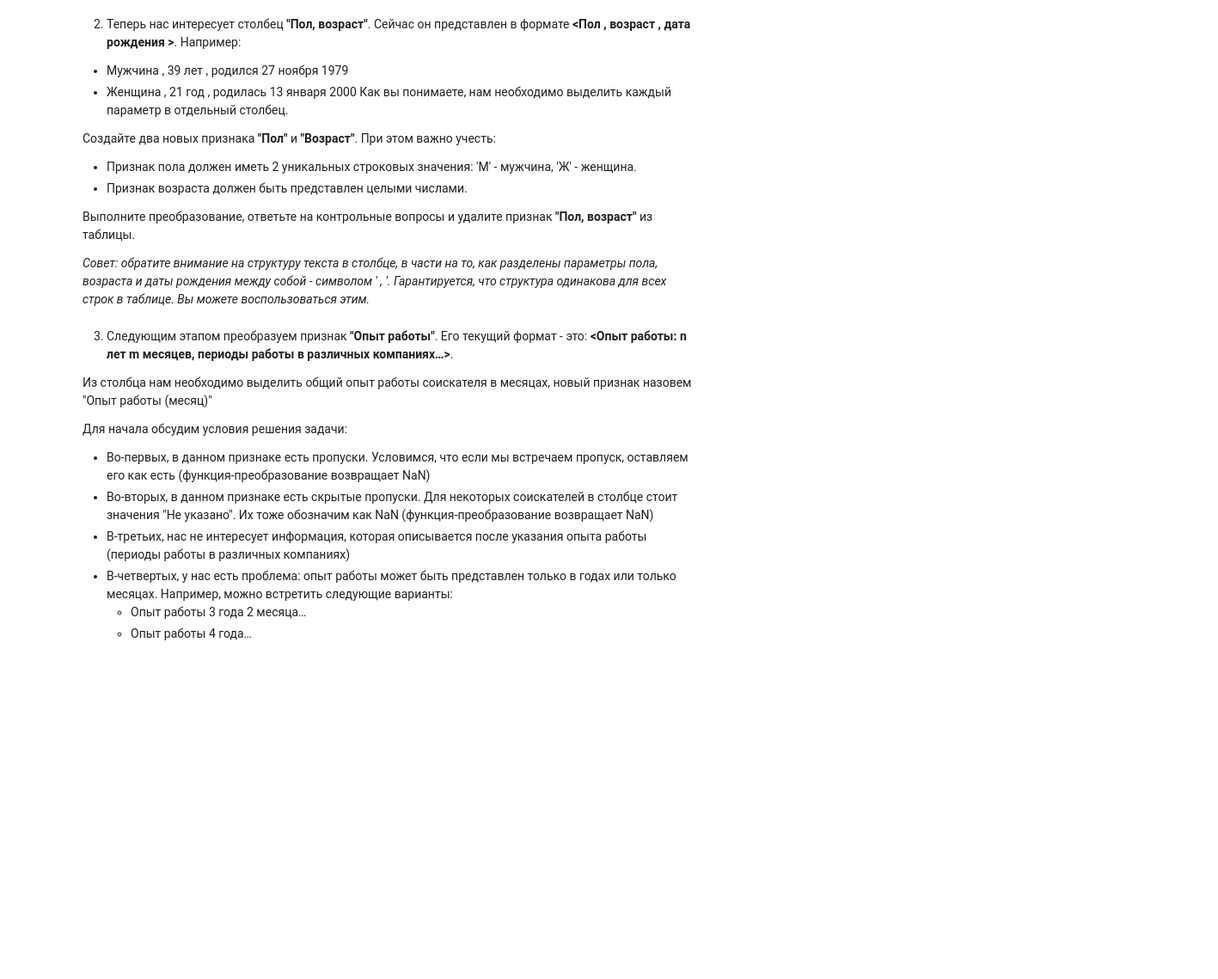
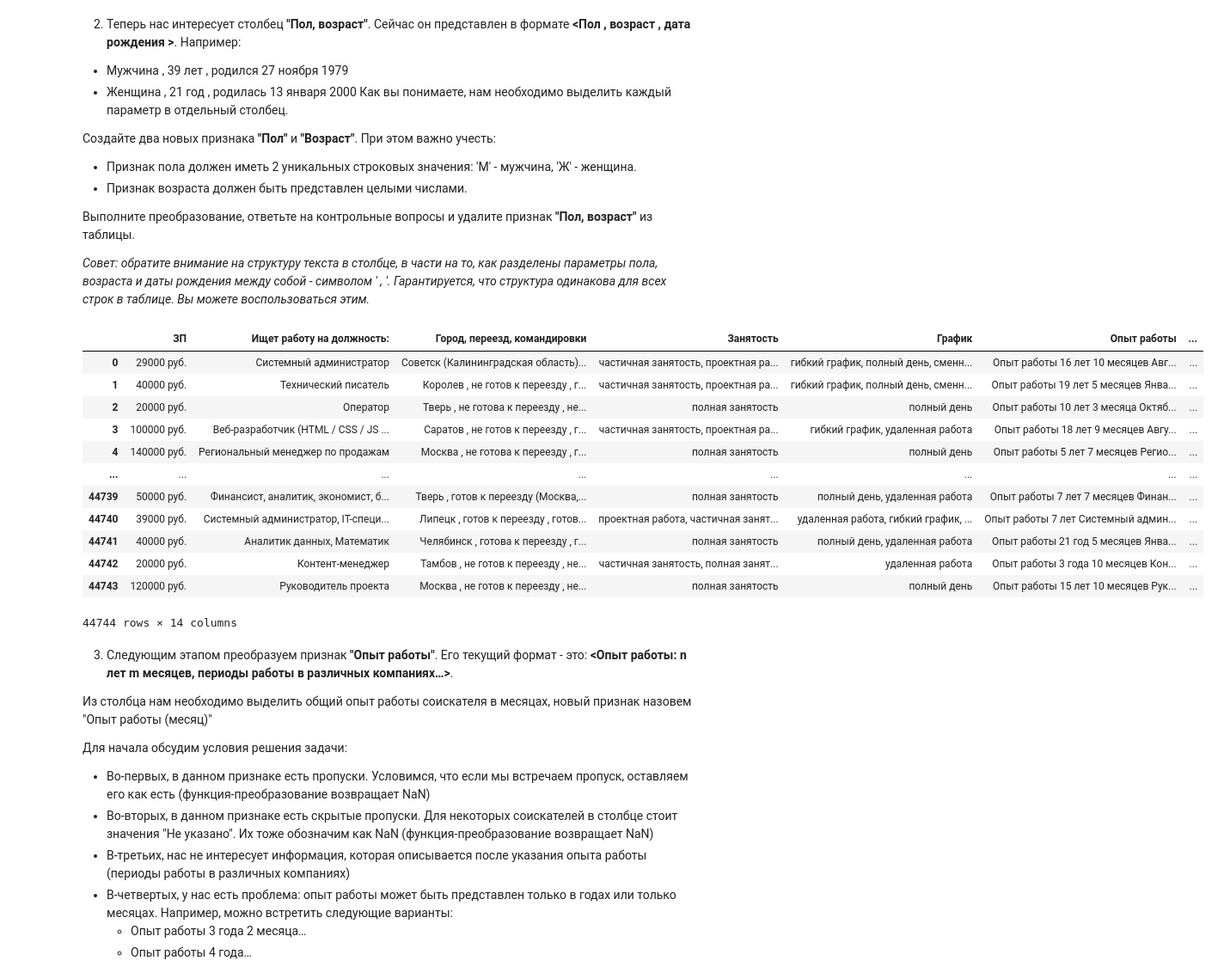
Before and after one commit to AbiNazim/Study_DataScience, a Jupyter notebook: Project_hh/Project-1._Ноутбук-шаблон.ipynb, the cells around one changed output. Shown at 86% size. Saved outputs shown, nothing was run; the diff lists cells and outputs as text; code cells hidden in the pictures; blank space fills up the shorter version.

```diff
--- a/Project_hh/Project-1._Ноутбук-шаблон.ipynb
+++ b/Project_hh/Project-1._Ноутбук-шаблон.ipynb
@@ -78,4 +78,19 @@ hh_data.describe()
 
 *Совет: проверяйте полученные категории, например, с помощью метода unique()*
 # %%
-#ваш код здесь
+# Функция для извлечения уровня образования
+def get_education(arg):
+    arg = ' '.join(arg.split(' ')[:3]) # Проверяем первые три слова на наличие какие именно образование
+    if 'Высшее' in arg:
+        return 'высшее'
+    elif 'Среднее специальное' in arg:
+        return 'среднее специальное'
+    elif 'Среднее образование' in arg:
+        return 'среднее'
+    elif 'Неоконченное высшее' in arg:
+        return 'неоконченное высшее'
+
+# Применяем функцию к столбцу и создаем новый признак «Образование»
+hh_data['Образование'] = hh_data['Образование и ВУЗ'].apply(get_education)
+hh_data.drop(['Образование и ВУЗ'], axis=1)
+#  hh_data['Образование'].value_counts()  # считаем кол-во разного вида образования.
@@ -94,7 +123,38 @@ hh_data.describe()
 *Совет: обратите внимание на структуру текста в столбце, в части на то, как разделены параметры пола, возраста и даты рождения между собой - символом ' , '.
 Гарантируется, что структура одинакова для всех строк в таблице. Вы можете воспользоваться этим.*
 # %%
-#ваш код здесь
+def get_sex(arg):
+    if 'Мужчина' in arg:
+        return 'М'
+    elif 'Женщина' in arg:
+        return 'Ж'
+
+def get_age(arg):
+    age_str = ['год', 'года', 'лет']
+    age_split = arg.split(' ')
+    for index, item in enumerate(age_split):
+        if item in age_str:
+            return int(age_split[index - 1])
+
+hh_data['Пол'] = hh_data['Пол, возраст'].apply(get_sex)
+hh_data['Возраст'] = hh_data['Пол, возраст'].apply(get_age)
+hh_data.drop('Пол, возраст', axis=1)
+# round(hh_data['Пол'].value_counts(normalize=True) * 100, 2)  # считаем сколько % составляет М и Ж и округляем до сотых
+# round(hh_data['Возраст'].mean(), 2)  # считаем средний возраст соискателей и округляем до десятых
+# %% [output]
+|  | ЗП | Ищет работу на должность: | Город, переезд, командировки | Занятость | График | Опыт работы | ... |
+| 0 | 29000 руб. | Системный администратор | Советск (Калининградская область)... | частичная занятость, проектная ра... | гибкий график, полный день, сменн... | Опыт работы 16 лет 10 месяцев Авг... | ... |
+| 1 | 40000 руб. | Технический писатель | Королев , не готов к переезду , г... | частичная занятость, проектная ра... | гибкий график, полный день, сменн... | Опыт работы 19 лет 5 месяцев Янва... | ... |
+| 2 | 20000 руб. | Оператор | Тверь , не готова к переезду , не... | полная занятость | полный день | Опыт работы 10 лет 3 месяца Октяб... | ... |
+| 3 | 100000 руб. | Веб-разработчик (HTML / CSS / JS ... | Саратов , не готов к переезду , г... | частичная занятость, проектная ра... | гибкий график, удаленная работа | Опыт работы 18 лет 9 месяцев Авгу... | ... |
+| 4 | 140000 руб. | Региональный менеджер по продажам | Москва , не готова к переезду , г... | полная занятость | полный день | Опыт работы 5 лет 7 месяцев Регио... | ... |
+| ... | ... | ... | ... | ... | ... | ... | ... |
+| 44739 | 50000 руб. | Финансист, аналитик, экономист, б... | Тверь , готов к переезду (Москва,... | полная занятость | полный день, удаленная работа | Опыт работы 7 лет 7 месяцев Финан... | ... |
+| 44740 | 39000 руб. | Системный администратор, IT-специ... | Липецк , готов к переезду , готов... | проектная работа, частичная занят... | удаленная работа, гибкий график, ... | Опыт работы 7 лет Системный админ... | ... |
+| 44741 | 40000 руб. | Аналитик данных, Математик | Челябинск , готова к переезду , г... | полная занятость | полный день, удаленная работа | Опыт работы 21 год 5 месяцев Янва... | ... |
+| 44742 | 20000 руб. | Контент-менеджер | Тамбов , не готов к переезду , не... | частичная занятость, полная занят... | удаленная работа | Опыт работы 3 года 10 месяцев Кон... | ... |
+| 44743 | 120000 руб. | Руководитель проекта | Москва , не готов к переезду , не... | полная занятость | полный день | Опыт работы 15 лет 10 месяцев Рук... | ... |
+44744 rows × 14 columns
 # %% [markdown]
 3. Следующим этапом преобразуем признак **"Опыт работы"**. Его текущий формат - это: **<Опыт работы: n лет m месяцев, периоды работы в различных компаниях…>**.
 
```
Also changed, not shown: parts of 3 cells of this notebook.
